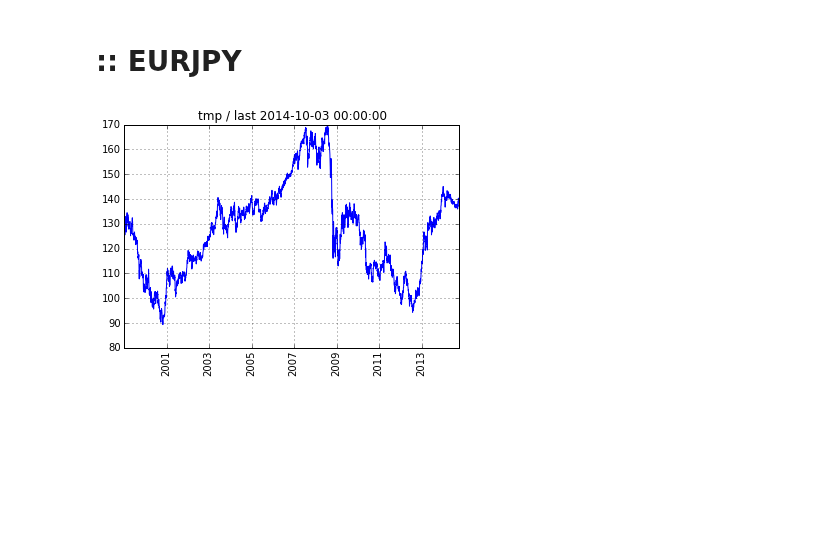
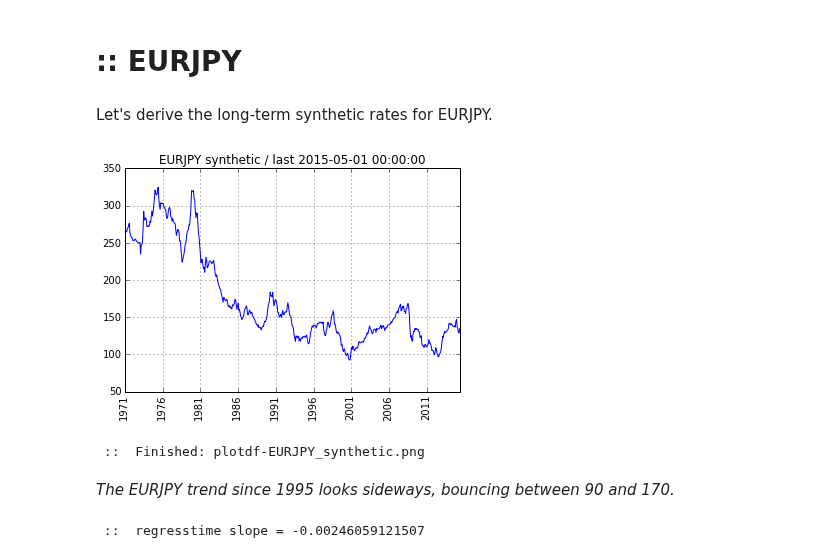
Before and after one commit to rsvp/fecon235, a Jupyter notebook: nb/fred-eur-fx.ipynb, the cells around one changed output. Cells and saved outputs as stored; diff of their text form; code cells hidden in the pictures; blank space fills up the shorter version.

Commit message:
Revise fred-eur-fx.ipynb with concluding remarks.
Start using :_ to mark important content.
EURUSD and EURJPY both now are synthetic,
so the frequency is monthly.

```diff
--- a/nb/fred-eur-fx.ipynb
+++ b/nb/fred-eur-fx.ipynb
@@ -186,4 +181,20 @@ eurjpy = getfred(d4eurjpy)
+# %% [markdown]
+Let's derive the long-term synthetic rates for EURJPY.
+# %%
+#  We retrieve the monthly frequency:
+usdjpy = getfred( m4usdjpy )
+# %%
+#  Since monthly eursysn is expressed in terms of EURUSD:
+eurjpy = todf( eursyn * usdjpy )
 # %%
-plotfred(eurjpy)
+plotfred( eurjpy, 'EURJPY synthetic' )
 # %% [output]
-[figure, old version]
+[figure, new version]
+ ::  Finished: plotdf-EURJPY_synthetic.png
+# %% [markdown]
+*The EURJPY trend since 1995 looks sideways, bouncing between 90 and 170.*
+# %%
+#  Verify trend claim:
+ej95trend = trend( eurjpy['1995-01-01':] )
+# %% [output]
+ ::  regresstime slope = -0.00246059121507
```
Also changed, not shown: parts of 47 cells of this notebook.
